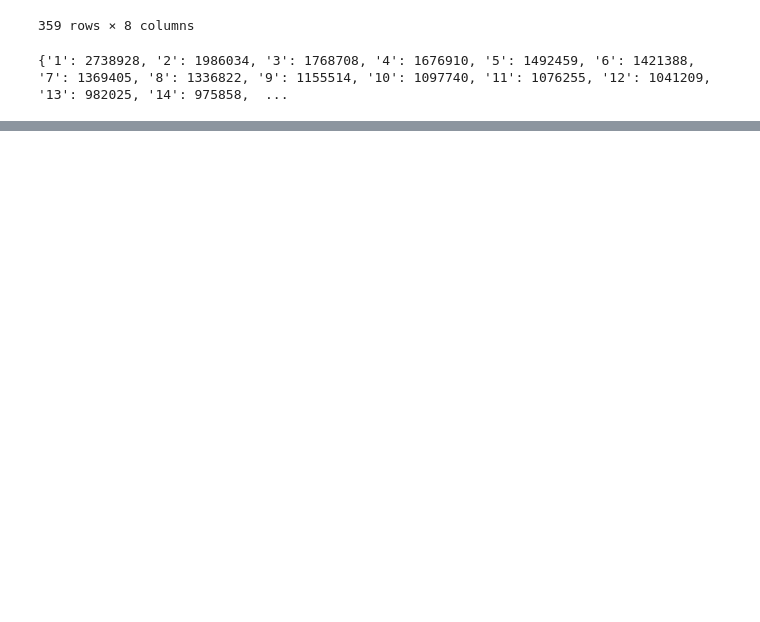
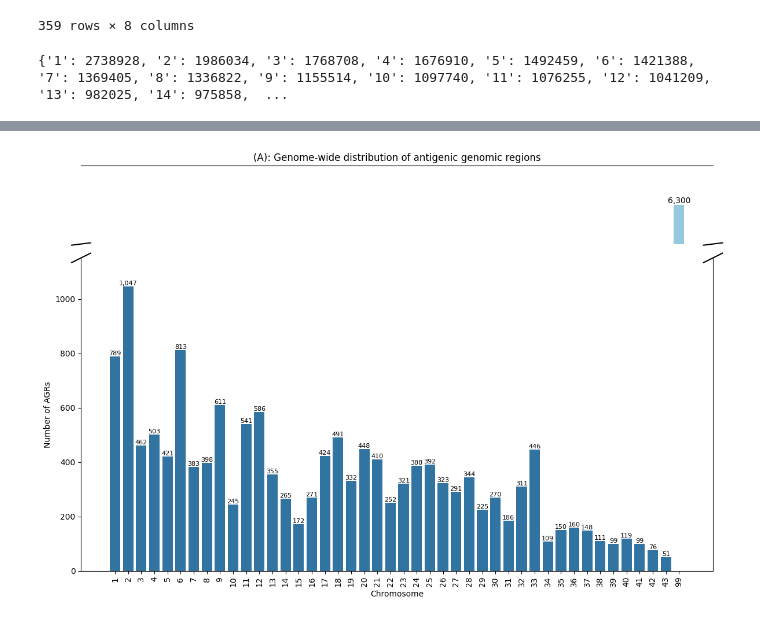
Before and after one commit to gianlucamajor/eCruziDB, a Jupyter notebook: eda/agrs-eda.ipynb, the cells around one changed output, grey strips where cells are left out. Saved outputs shown, nothing was run; the diff lists cells and outputs as text; code cells hidden in the pictures; blank space fills up the shorter version.

```diff
--- a/eda/agrs-eda.ipynb
+++ b/eda/agrs-eda.ipynb
@@ -84,7 +83,7 @@ def create_accession_and_contig_number(row):
 br_a4_chrs_df = br_a4_chrs_complete_df[['Chromosome name', 'GenBank seq accession', 'Seq length', 'Sequence name']].copy()
 
 # select only unplacesd scaffolds
-br_a4_scaffolds = br_a4_chrs_df[br_a4_chrs_df['GenBank seq accession'].str.startswith("WNWZ")].copy()
+br_a4_scaffolds = br_a4_chrs_df[br_a4_chrs_df['GenBank seq accession'].str.startswith("WNWZ")]
 br_a4_scaffolds = br_a4_scaffolds.apply(lambda row: create_accession_and_contig_number(row), axis=1)
 
 ## Sorting the dataframe is fundamental for next steps
@@ -197,0 +259,81 @@ np.int64(21138)
+# %%
+numeric_and_pse_chrs_df = numeric_and_pse_chrs_df.astype(int)
+chromosome_counts = numeric_and_pse_chrs_df['chromosome'].value_counts().sort_index()
+
+
+# Separate data for normal chromosomes and chr99 (counts)
+normal_chromosomes_counts = chromosome_counts[chromosome_counts.index != 99]
+chr99_count_series = chromosome_counts[chromosome_counts.index == 99]
+
+
+# Create a master list of chromosome names for consistent x-axis ordering
+all_chrom_labels = [str(i) for i in range(1, 44)] + ['99']
+
+# Prepare data for the lower subplot (chromosomes 1-43)
+# Create a DataFrame for seaborn, ensuring '99' has NaN or 0 count for this plot
+plot_df_lower_data = chromosome_counts.reindex([int(x) for x in all_chrom_labels]).fillna(0)
+plot_df_lower_data.loc[99] = 0 # Set count for chr99 to 0 on the lower plot
+plot_df_lower = pd.DataFrame({
+    'chromosome': plot_df_lower_data.index.astype(str),
+    'count': plot_df_lower_data.values
+})
+
+# Prepare data for the upper subplot (chromosome 99)
+# Create a DataFrame for seaborn, ensuring other chroms have NaN or 0 count for this plot
+plot_df_upper_data = chromosome_counts.reindex([int(x) for x in all_chrom_labels]).fillna(0)
+plot_df_upper_data.loc[[int(x) for x in all_chrom_labels[:-1]]] = 0 # Set counts for 1-43 to 0
+plot_df_upper = pd.DataFrame({
+    'chromosome': plot_df_upper_data.index.astype(str),
+    'count': plot_df_upper_data.values
+})
+
+# Create a figure and two subplots
+fig, (ax_upper, ax_lower) = plt.subplots(2, 1, figsize=(12, 8), sharex=True, gridspec_kw={'height_ratios': [1, 4]})
+
+# --- Upper subplot (for chr99) ---
+sns.barplot(x='chromosome', y='count', data=plot_df_upper, ax=ax_upper, order=all_chrom_labels, palette='dark:skyblue', hue='chromosome', legend=False)
+ax_upper.set_ylim(chr99_count_series.min() * 0.9, chr99_count_series.max() * 1.1)
+ax_upper.spines[['bottom', 'left', 'right']].set_visible(False)
+ax_upper.tick_params(axis='x', which='both', bottom=False, top=False, labelbottom=False)
+ax_upper.set_ylabel('')
+ax_upper.tick_params(axis='y', length=0, labelleft=False) # Remove y-ticks and labels
+
+# Add the count value on top of the chr99 bar
+if not chr99_count_series.empty:
+    x_pos_99_bar = all_chrom_labels.index('99')
+    count_99 = chr99_count_series.iloc[0]
+    ax_upper.text(x_pos_99_bar, count_99, f'{int(count_99):,}', ha='center', va='bottom', fontsize=10, color='black')
+
+# --- Lower subplot (for normal chromosomes) ---
+sns.barplot(x='chromosome', y='count', data=plot_df_lower, ax=ax_lower, order=all_chrom_labels)
+ax_lower.set_ylim(0, normal_chromosomes_counts.max() * 1.1)
+ax_lower.spines[['top']].set_visible(False)
+ax_lower.set_xlabel('Chromosome')
+ax_lower.set_ylabel('Number of AGRs')
+ax_lower.tick_params(axis='x', rotation=90)
+
+# Add values on top of the bars in the lower plot
+for container in ax_lower.containers:
+    for p in container.patches:
+        height = p.get_height()
+        if height > 0: # Only add label if bar is visible
+            ax_lower.text(p.get_x() + p.get_width() / 2., height, f'{int(height):,}', ha='center', va='bottom', fontsize=8, color='black')
+
+# Add the 'break' indicator for the y-axis
+d_upper = .015
+d_lower = .015
+
+kwargs = dict(transform=ax_upper.transAxes, color='k', clip_on=False)
+ax_upper.plot((-d_upper, +d_upper), (-d_upper, +d_upper), **kwargs)
+ax_upper.plot((1 - d_upper, 1 + d_upper), (-d_upper, +d_upper), **kwargs)
+
+kwargs.update(transform=ax_lower.transAxes)
+ax_lower.plot((-d_lower, +d_lower), (1 - d_lower, 1 + d_lower), **kwargs)
+ax_lower.plot((1 - d_lower, 1 + d_lower), (1 - d_lower, 1 + d_lower), **kwargs)
+
+ax_upper.set_title('(A): Genome-wide distribution of antigenic genomic regions')
+plt.subplots_adjust(hspace=0.05)
+plt.tight_layout()
+plt.show()
+# %% [output]
+[figure, added]
```
Also changed, not shown: parts of 6 cells of this notebook.
